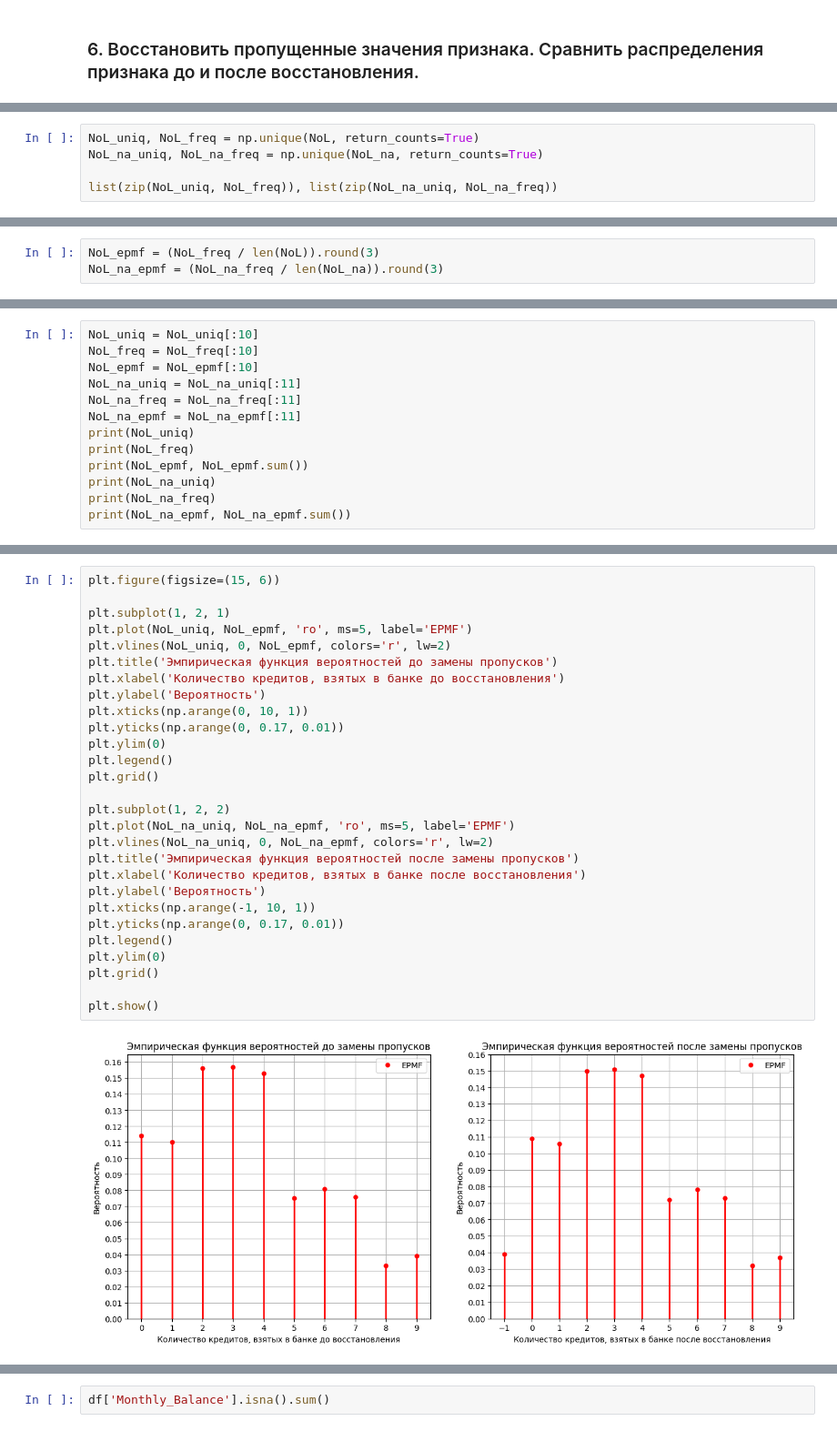
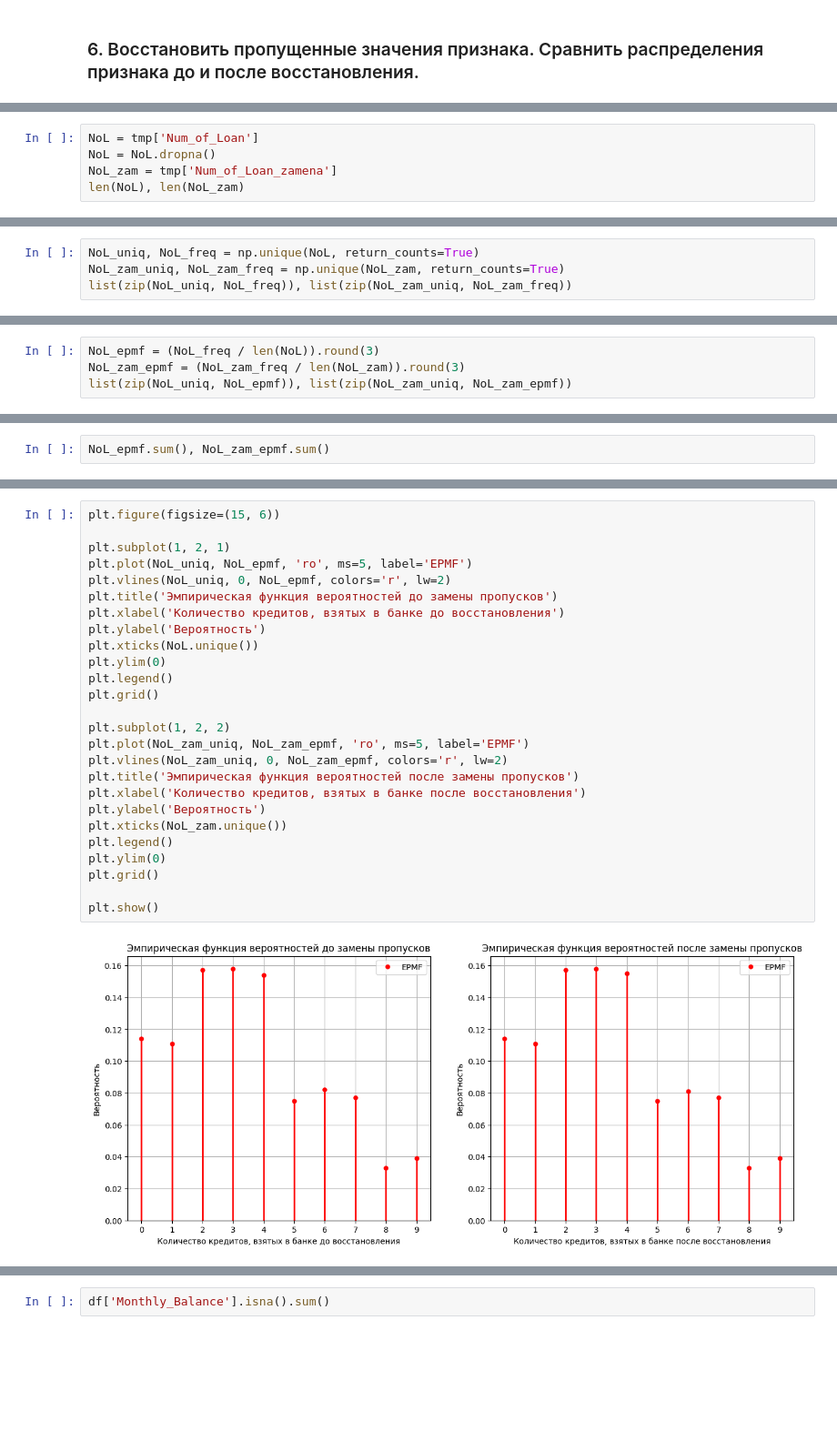
Before and after one commit to Ghukii/TMP-4sem-, a Jupyter notebook: Задание_6/Задание_6_13.ipynb, the cells around one changed output, grey strips where cells are left out. Shown at 91% size. Drawn from its saved outputs; the diff is of its cells as text; blank space fills up the shorter version.

```diff
--- a/Задание_6/Задание_6_13.ipynb
+++ b/Задание_6/Задание_6_13.ipynb
@@ -342,0 +464,5 @@ dtype: int64
+# %%
+NoL = tmp['Num_of_Loan']
+NoL = NoL.dropna()
+NoL_zam = tmp['Num_of_Loan_zamena']
+len(NoL), len(NoL_zam)
@@ -343,6 +473,5 @@ dtype: int64
 # %%
 NoL_uniq, NoL_freq = np.unique(NoL, return_counts=True)
-NoL_na_uniq, NoL_na_freq = np.unique(NoL_na, return_counts=True)
-
-list(zip(NoL_uniq, NoL_freq)), list(zip(NoL_na_uniq, NoL_na_freq))
+NoL_zam_uniq, NoL_zam_freq = np.unique(NoL_zam, return_counts=True)
+list(zip(NoL_uniq, NoL_freq)), list(zip(NoL_zam_uniq, NoL_zam_freq))
 # %% [output]
@@ -366,3 +498,4 @@ list(zip(NoL_uniq, NoL_freq)), list(zip(NoL_na_uniq, NoL_na_freq))
 # %%
 NoL_epmf = (NoL_freq / len(NoL)).round(3)
-NoL_na_epmf = (NoL_na_freq / len(NoL_na)).round(3)
+NoL_zam_epmf = (NoL_zam_freq / len(NoL_zam)).round(3)
+list(zip(NoL_uniq, NoL_epmf)), list(zip(NoL_zam_uniq, NoL_zam_epmf))
@@ -369,14 +523,3 @@ NoL_na_epmf = (NoL_na_freq / len(NoL_na)).round(3)
 # %%
-NoL_uniq = NoL_uniq[:10]
-NoL_freq = NoL_freq[:10]
-NoL_epmf = NoL_epmf[:10]
-NoL_na_uniq = NoL_na_uniq[:11]
-NoL_na_freq = NoL_na_freq[:11]
-NoL_na_epmf = NoL_na_epmf[:11]
-print(NoL_uniq)
-print(NoL_freq)
-print(NoL_epmf, NoL_epmf.sum())
-print(NoL_na_uniq)
-print(NoL_na_freq)
-print(NoL_na_epmf, NoL_na_epmf.sum())
+NoL_epmf.sum(), NoL_zam_epmf.sum()
 # %% [output]
@@ -389,30 +527,28 @@ print(NoL_na_epmf, NoL_na_epmf.sum())
 # %%
 plt.figure(figsize=(15, 6))
 
 plt.subplot(1, 2, 1)
 plt.plot(NoL_uniq, NoL_epmf, 'ro', ms=5, label='EPMF')
 plt.vlines(NoL_uniq, 0, NoL_epmf, colors='r', lw=2)
 plt.title('Эмпирическая функция вероятностей до замены пропусков')
 plt.xlabel('Количество кредитов, взятых в банке до восстановления')
 plt.ylabel('Вероятность')
-plt.xticks(np.arange(0, 10, 1))
-plt.yticks(np.arange(0, 0.17, 0.01))
+plt.xticks(NoL.unique())
 plt.ylim(0)
 plt.legend()
 plt.grid()
 
 plt.subplot(1, 2, 2)
-plt.plot(NoL_na_uniq, NoL_na_epmf, 'ro', ms=5, label='EPMF')
-plt.vlines(NoL_na_uniq, 0, NoL_na_epmf, colors='r', lw=2)
+plt.plot(NoL_zam_uniq, NoL_zam_epmf, 'ro', ms=5, label='EPMF')
+plt.vlines(NoL_zam_uniq, 0, NoL_zam_epmf, colors='r', lw=2)
 plt.title('Эмпирическая функция вероятностей после замены пропусков')
 plt.xlabel('Количество кредитов, взятых в банке после восстановления')
 plt.ylabel('Вероятность')
-plt.xticks(np.arange(-1, 10, 1))
-plt.yticks(np.arange(0, 0.17, 0.01))
+plt.xticks(NoL_zam.unique())
 plt.legend()
 plt.ylim(0)
 plt.grid()
 
 plt.show()
 # %% [output]
-[figure, old version]
+[figure, new version]
```
Also changed, not shown: parts of 43 cells of this notebook.
